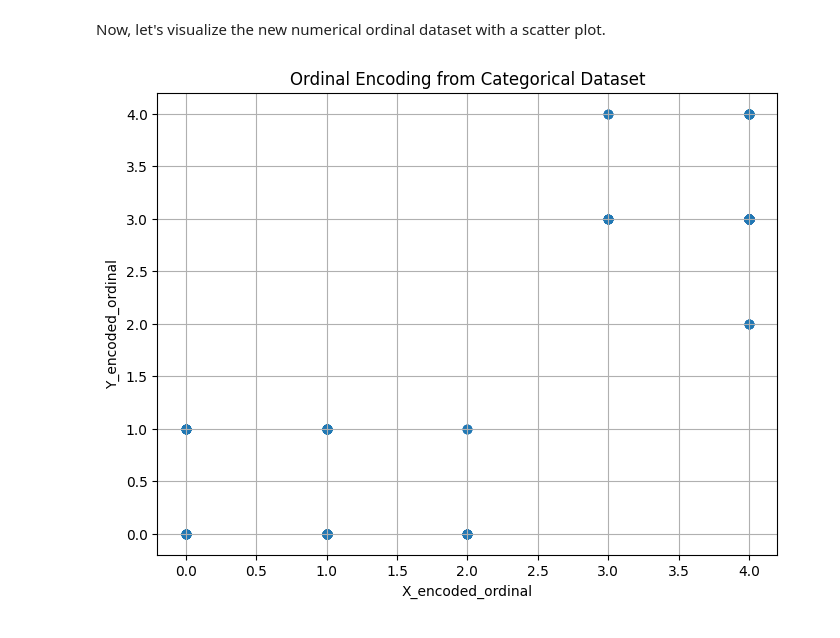
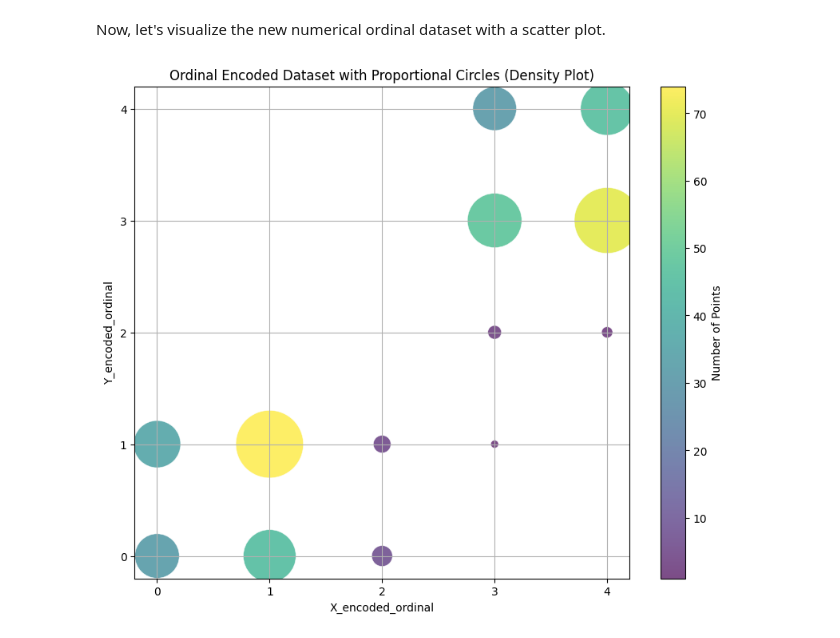
Before and after one commit to matteogolfarelli/DataCentricAI, a Jupyter notebook: Syntetic_Encoding.ipynb, the cells around one changed output. Drawn from its saved outputs; the diff is of its cells as text; code cells hidden in the pictures.

```diff
--- a/Syntetic_Encoding.ipynb
+++ b/Syntetic_Encoding.ipynb
@@ -228,15 +256,52 @@ display(df_ordinal_copy.head())
 Finally, let's visualize the heatmap of the ordinally encoded variables.
 # %% [markdown]
 Now, let's visualize the new numerical ordinal dataset with a scatter plot.
-# %%
-#Plot the encoded dataset
-
-plt.figure(figsize=(8, 6))
-plt.scatter(df_ordinal_copy['X_encoded_ordinal'], df_ordinal_copy['Y_encoded_ordinal'], alpha=0.7)
-plt.title('Ordinal Encoding from Categorical Dataset')
-plt.xlabel('X_encoded_ordinal')
-plt.ylabel('Y_encoded_ordinal')
-plt.grid(True)
-plt.show()
-# %% [output]
-[figure, removed]
+# %%
+import matplotlib.pyplot as plt
+import pandas as pd
+from sklearn.preprocessing import OrdinalEncoder
+
+# Define the ordered categories for the ordinal encoder (needed if df_ordinal_copy was reset)
+ordinal_categories = [['VL', 'L', 'M', 'H', 'VH']]
+
+# Re-apply Ordinal Encoding to ensure columns exist in the current df_ordinal_copy state
+oe = OrdinalEncoder(categories=ordinal_categories)
+df_ordinal_copy['X_encoded_ordinal'] = oe.fit_transform(df_ordinal_copy[['X_ordinal']])
+df_ordinal_copy['Y_encoded_ordinal'] = oe.fit_transform(df_ordinal_copy[['Y_ordinal']])
+
+# Group by encoded ordinal values and count occurrences
+frequency_df = df_ordinal_copy.groupby(['X_encoded_ordinal', 'Y_encoded_ordinal']).size().reset_index(name='count')
+
+# Calculate size for markers. We can scale this as needed.
+# For example, by multiplying by a constant or using a log scale.
+size_multiplier = 50 # Adjust this value to make circles more visible or smaller
+frequency_df['marker_size'] = frequency_df['count'] * size_multiplier
+
+plt.figure(figsize=(10, 8))
+scatter = plt.scatter(
+    frequency_df['X_encoded_ordinal'],
+    frequency_df['Y_encoded_ordinal'],
+    s=frequency_df['marker_size'], # Use the calculated marker size
+    alpha=0.7,
+    c=frequency_df['count'], # Color by count for additional visual cue
+    cmap='viridis', # Choose a colormap
+    edgecolors='w', # Add white edges for better separation
+    linewidth=0.5
+)
+
+# Add a color bar to explain the colors
+cbar = plt.colorbar(scatter)
+cbar.set_label('Number of Points')
+
+plt.title('Ordinal Encoded Dataset with Proportional Circles (Density Plot)')
+plt.xlabel('X_encoded_ordinal')
+plt.ylabel('Y_encoded_ordinal')
+plt.grid(True)
+
+# Set integer ticks for ordinal scales
+plt.xticks(sorted(df_ordinal_copy['X_encoded_ordinal'].unique()))
+plt.yticks(sorted(df_ordinal_copy['Y_encoded_ordinal'].unique()))
+
+plt.show()
+# %% [output]
+[figure, added]
```
Also changed, not shown: parts of 12 cells of this notebook.
